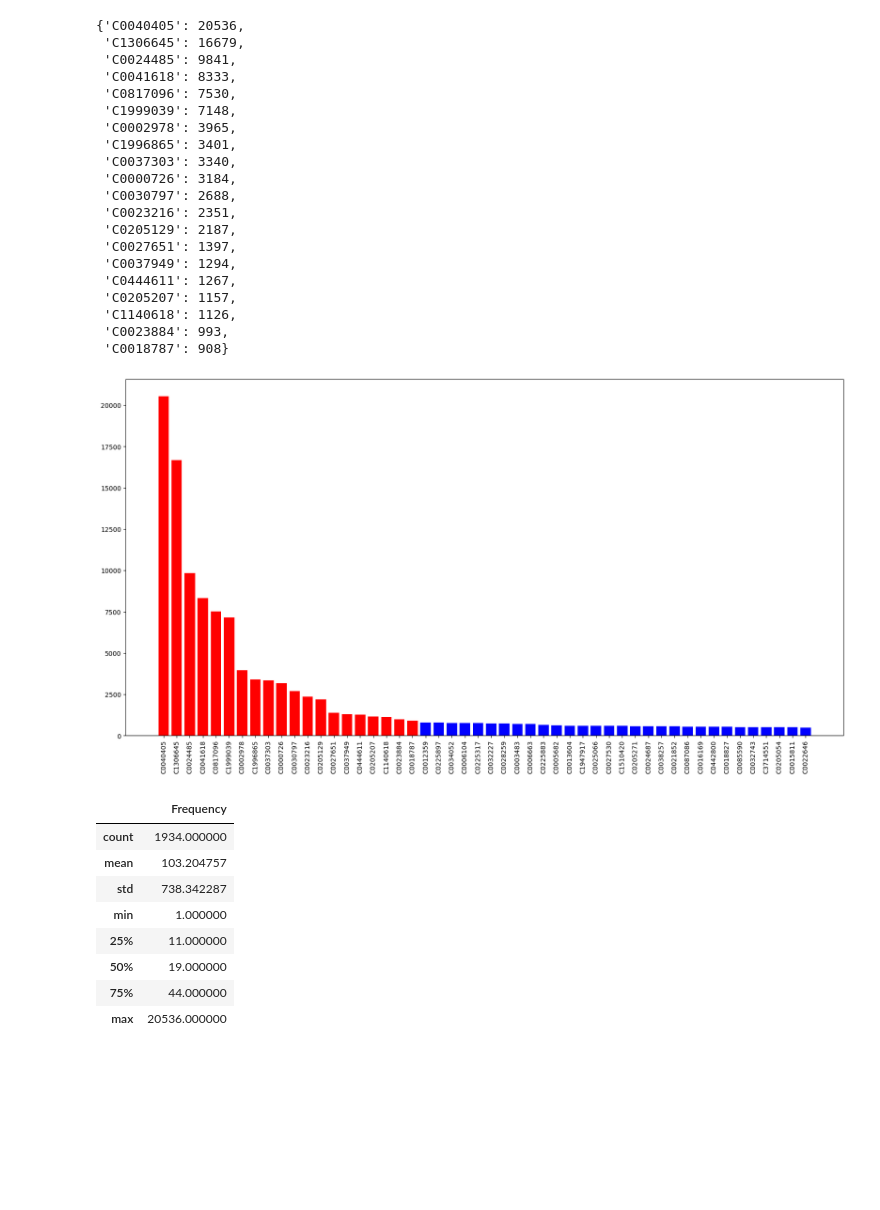
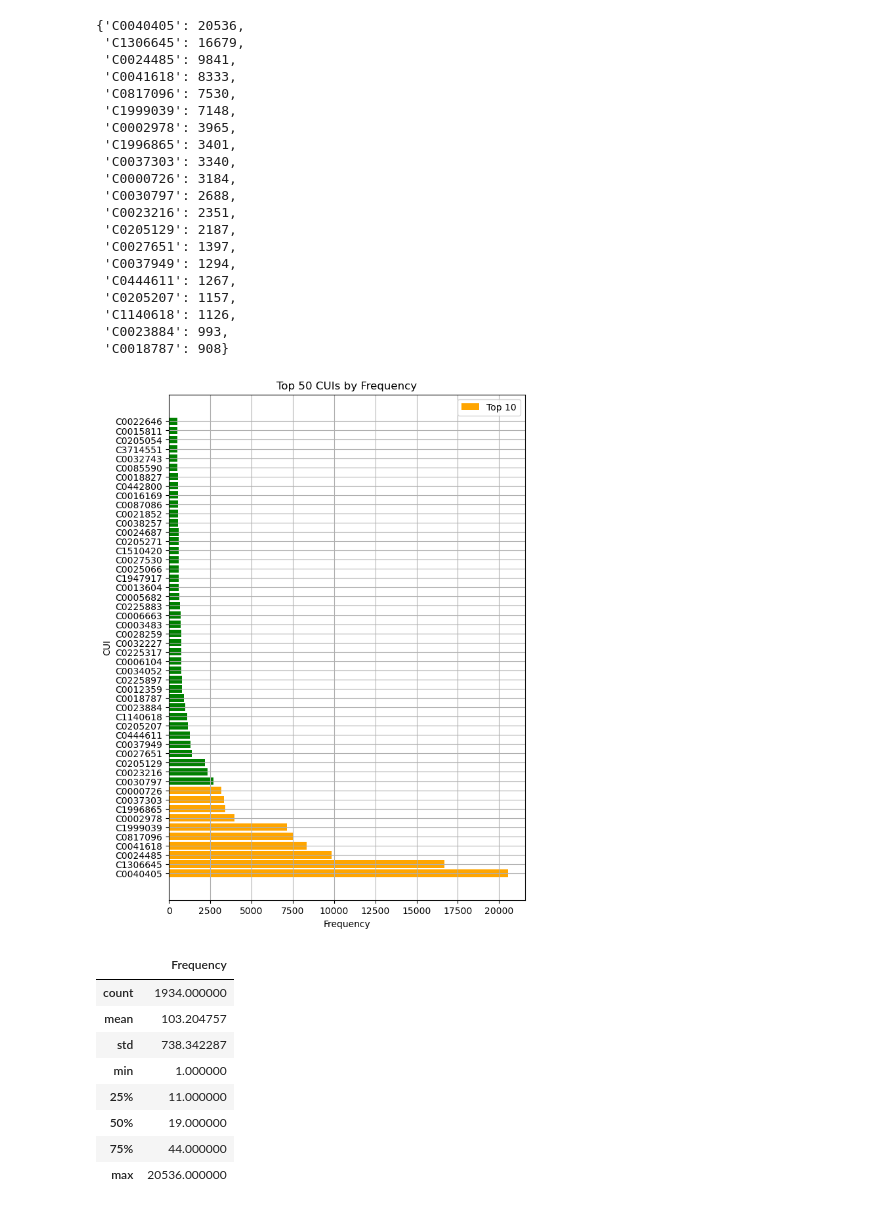
Before and after one commit to gufranSabri/TextToImage-Diffusion-RadiologyImages, a Jupyter notebook: notebooks/EDA_cleaning.ipynb, the cells around one changed output. Saved outputs shown, nothing was run; the diff lists cells and outputs as text; code cells hidden in the pictures; blank space fills up the shorter version.

```diff
--- a/notebooks/EDA_cleaning.ipynb
+++ b/notebooks/EDA_cleaning.ipynb
@@ -66,16 +67,27 @@ top_k_cui
 # %%
 viz_k = 50
 viz_k_cui = dict(list(sorted_cui_freq.items())[:viz_k])
-# %%
-#plot cui_freq
-#color the first k cuis orange
-plt.figure(figsize=(20, 10))
-plt.bar(viz_k_cui.keys(), viz_k_cui.values(), color='b')
-plt.bar(top_k_cui.keys(), top_k_cui.values(), color='r')
-plt.xticks(rotation=90)
-plt.show()
-# %% [output]
-[figure, removed]
+# %%
+#plot cui_freq
+#color the first 10 cuis orange, the next 10 blue, and the rest green
+# make the bar charts horizontal, left to right
+# add cui names to the right of the bars
+# add frequency to the left of the bars
+# add a title and labels
+# add a legend
+# add a grid
+
+fig, ax = plt.subplots(figsize=(7, 10))  # Reduced width from 10 to 8
+colors = ["orange"]*10 + ["green"]*40
+ax.barh(list(viz_k_cui.keys()), list(viz_k_cui.values()), color=colors)
+ax.set_title("Top 50 CUIs by Frequency")
+ax.set_xlabel("Frequency")
+ax.set_ylabel("CUI")
+ax.legend(["Top 10", "Next 10", "Rest"])
+ax.grid()
+plt.savefig("../fig/top_50_cui_freq.png")
+# %% [output]
+[figure, added]
 # %%
 with open(os.path.join(DATA_PATH, "cui_freq.txt"), "w") as f:
     for cui, freq in sorted_cui_freq.items():
```
Also changed, not shown: parts of 7 cells of this notebook, 22 other files.
